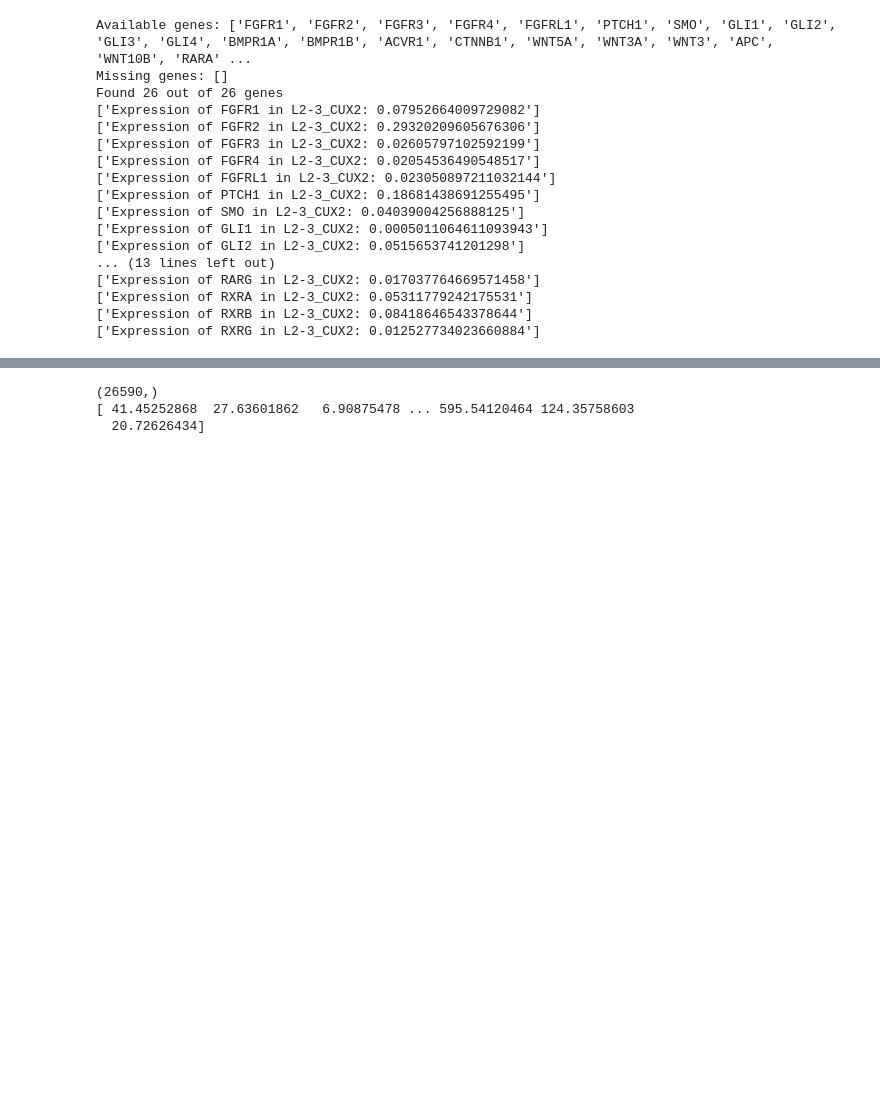
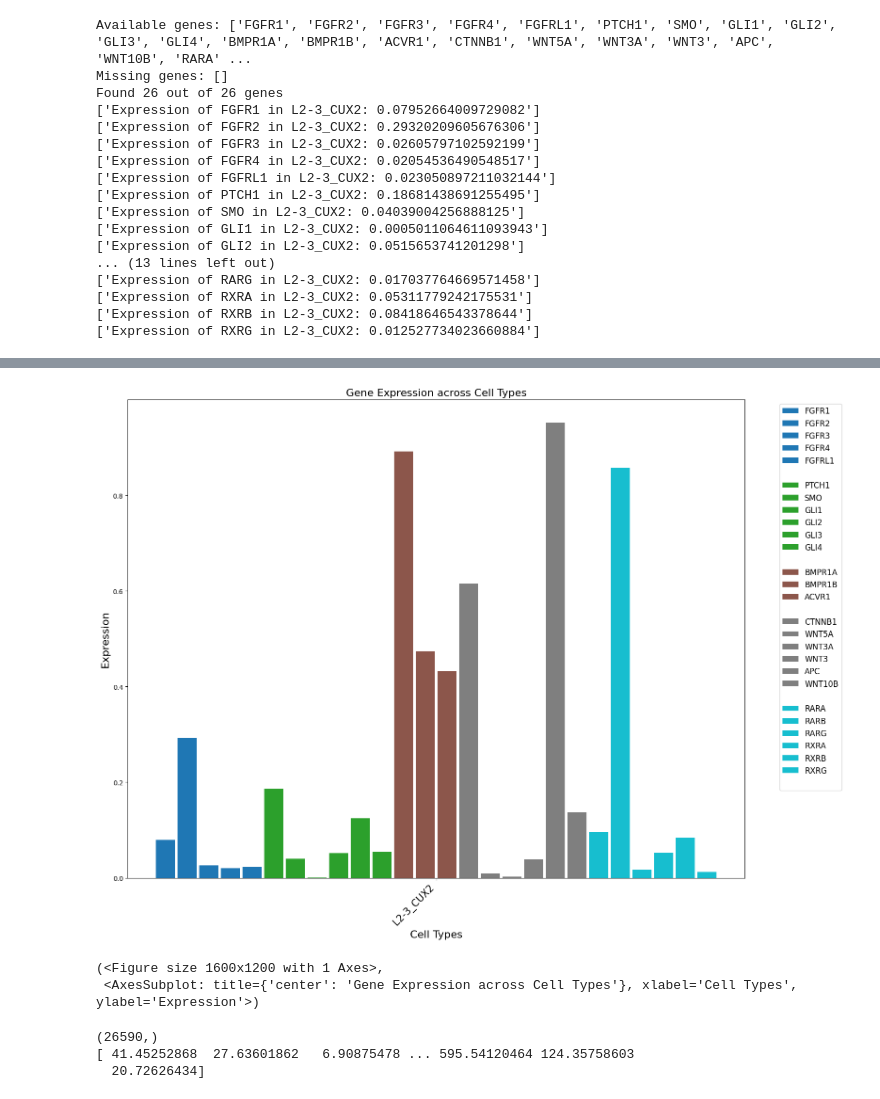
Before and after one commit to michal7kw/GeneScore, a Jupyter notebook: trimmed_GRN_derivation/1_herring_scRNA_processing.ipynb, the cells around one changed output, grey strips where cells are left out. Cells and saved outputs as stored; diff of their text form; code cells hidden in the pictures; blank space fills up the shorter version.

```diff
--- a/trimmed_GRN_derivation/1_herring_scRNA_processing.ipynb
+++ b/trimmed_GRN_derivation/1_herring_scRNA_processing.ipynb
@@ -487,3 +599,10 @@ plt.close()
+# %%
+plot_gene_expression(expression_data, cell_types, available_gois, pathway_groups, pathway_colors=None, figsize=(16, 12),
+                         show_plot=True, save_path=None)
+# %% [output]
+[figure, added]
+(<Figure size 1600x1200 with 1 Axes>,
+ <AxesSubplot: title={'center': 'Gene Expression across Cell Types'}, xlabel='Cell Types', ylabel='Expression'>)
 # %%
 summed_counts = np.sum(counts_data, axis=0)
 print(summed_counts.shape)
```
Also changed, not shown: parts of 9 cells of this notebook, 8 other files.
